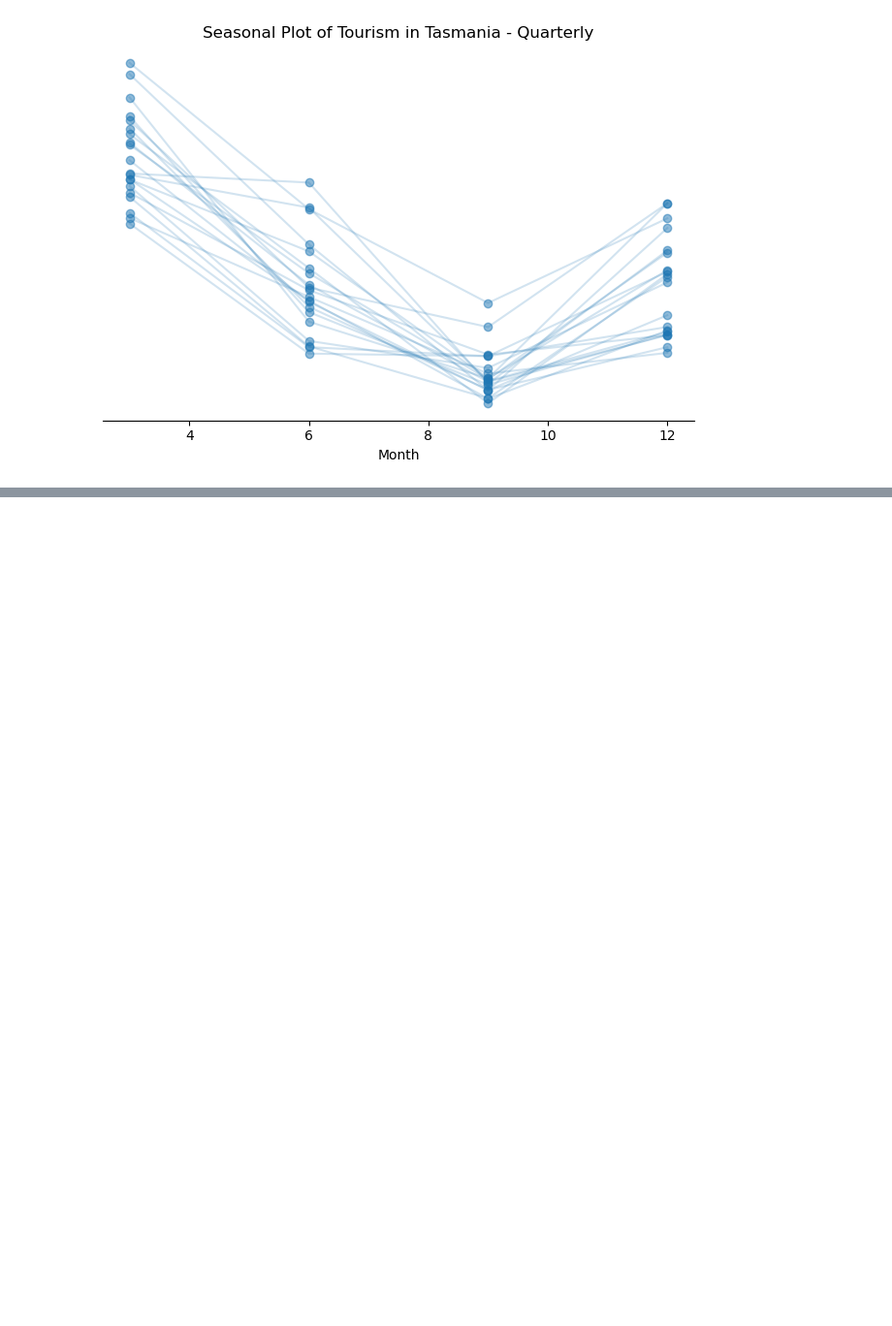
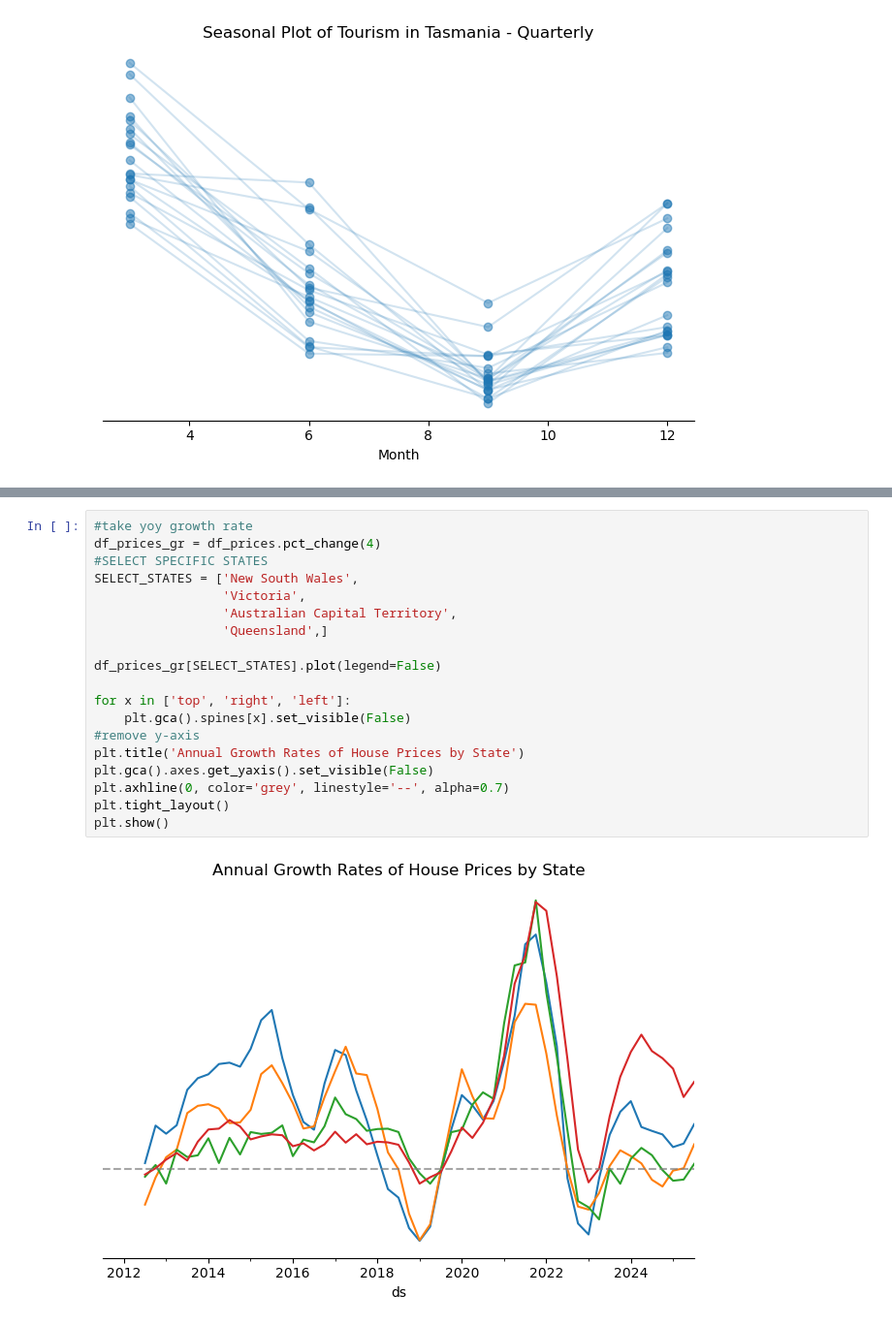
Before and after one commit to MichaelCastanares/Github, a Jupyter notebook: TS_Metrics/TS_Metrics_code.ipynb, the cells around one changed output, grey strips where cells are left out. Shown at 97% size. Drawn from its saved outputs; the diff is of its cells as text; blank space fills up the shorter version.

```diff
--- a/TS_Metrics/TS_Metrics_code.ipynb
+++ b/TS_Metrics/TS_Metrics_code.ipynb
@@ -275,0 +347,21 @@ Name: Year, Length: 80, dtype: int32
+# %%
+#take yoy growth rate
+df_prices_gr = df_prices.pct_change(4)
+#SELECT SPECIFIC STATES
+SELECT_STATES = ['New South Wales',
+                 'Victoria',
+                 'Australian Capital Territory',
+                 'Queensland',]
+
+df_prices_gr[SELECT_STATES].plot(legend=False)
+
+for x in ['top', 'right', 'left']:
+    plt.gca().spines[x].set_visible(False)
+#remove y-axis
+plt.title('Annual Growth Rates of House Prices by State')
+plt.gca().axes.get_yaxis().set_visible(False)
+plt.axhline(0, color='grey', linestyle='--', alpha=0.7)
+plt.tight_layout()
+plt.show()
+# %% [output]
+[figure, added]
```
Also changed, not shown: parts of 14 cells of this notebook, 28 other files.
